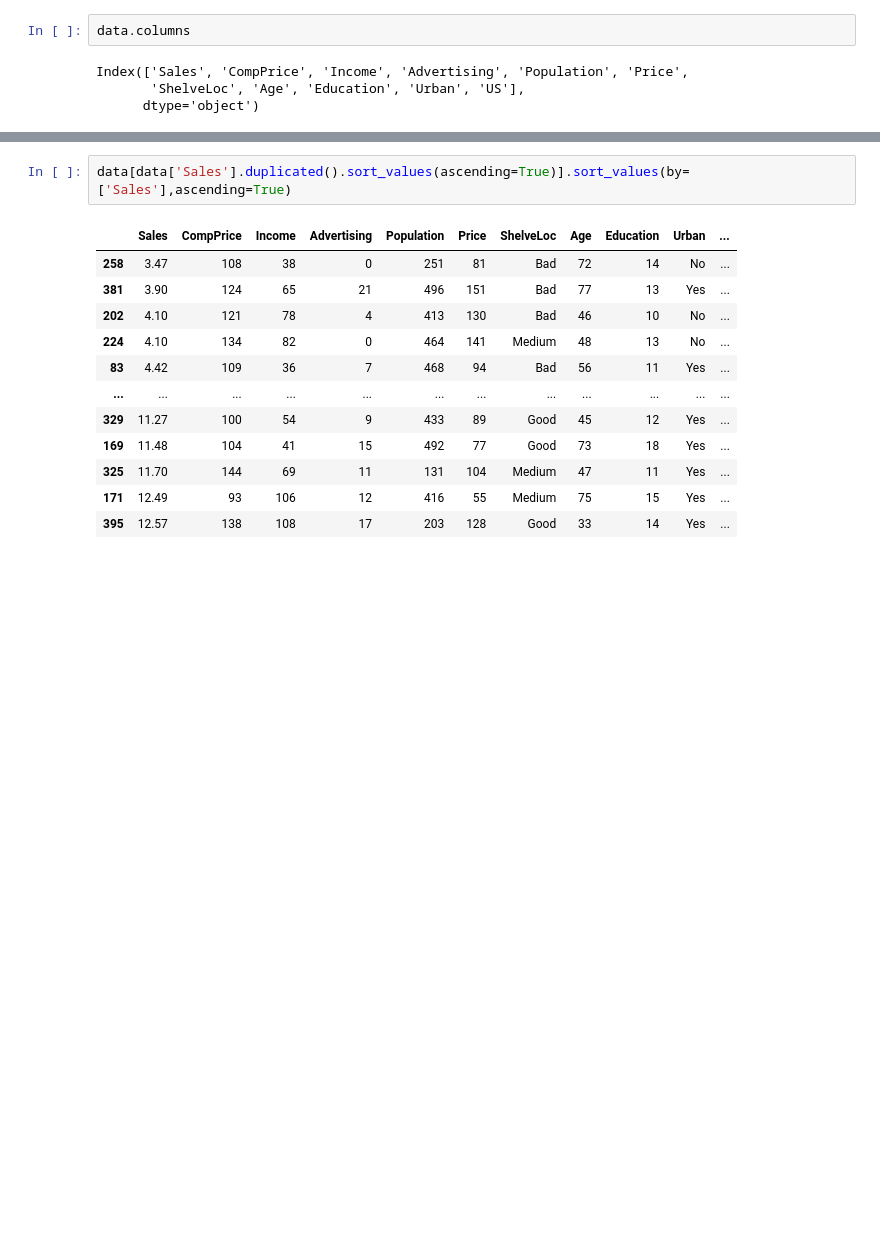
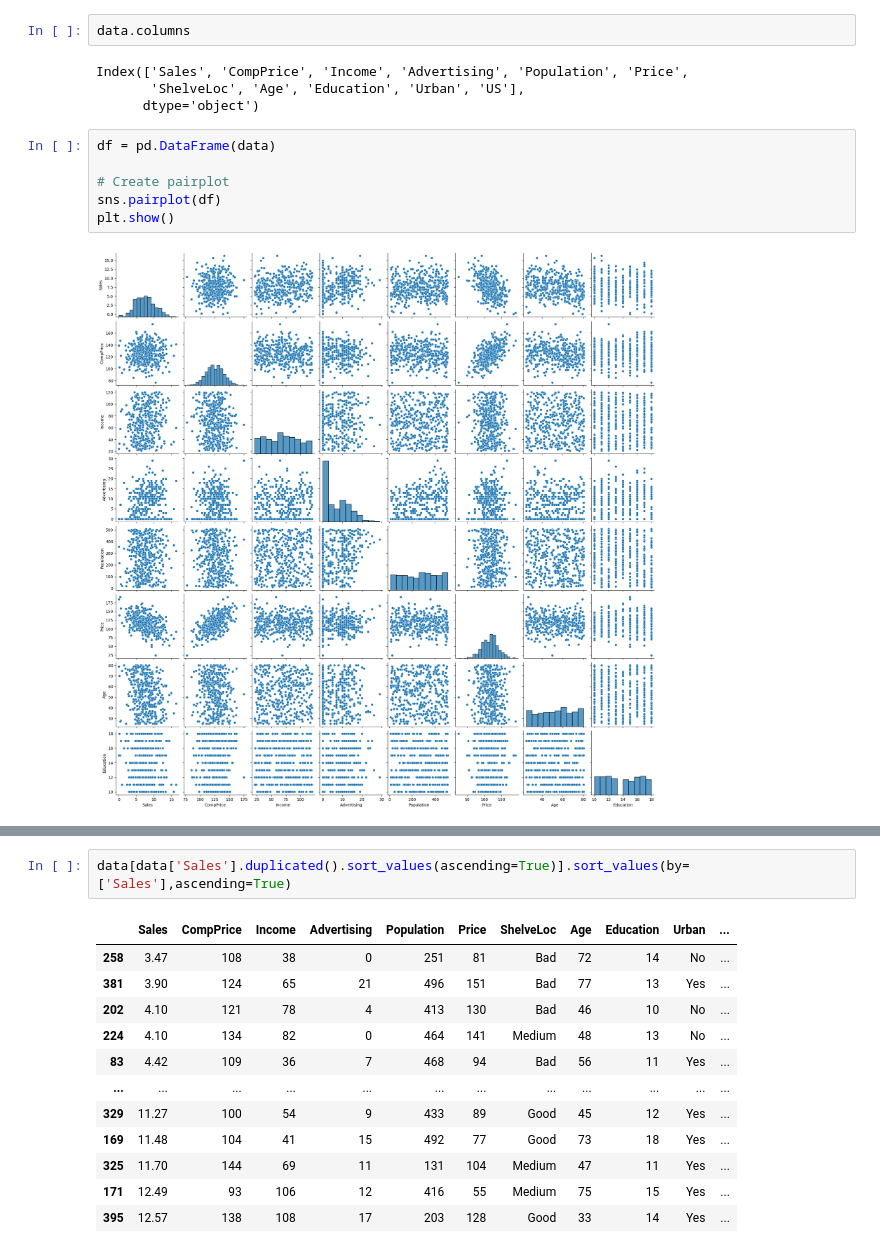
Before and after one commit to GrimmXoXo/Machine-Learning-Techniques-Implementation, a Jupyter notebook: Decision Tree/Company.ipynb, the cells around one changed output, grey strips where cells are left out. Saved outputs shown, nothing was run; the diff lists cells and outputs as text; blank space fills up the shorter version.

Commit message:
Added Visualizations

```diff
--- a/Decision Tree/Company.ipynb
+++ b/Decision Tree/Company.ipynb
@@ -11,3 +11,11 @@ data.columns
 Index(['Sales', 'CompPrice', 'Income', 'Advertising', 'Population', 'Price',
        'ShelveLoc', 'Age', 'Education', 'Urban', 'US'],
       dtype='object')
+# %%
+df = pd.DataFrame(data)
+
+# Create pairplot
+sns.pairplot(df)
+plt.show()
+# %% [output]
+[figure, added]
```
Also changed, not shown: parts of 4 cells of this notebook.
